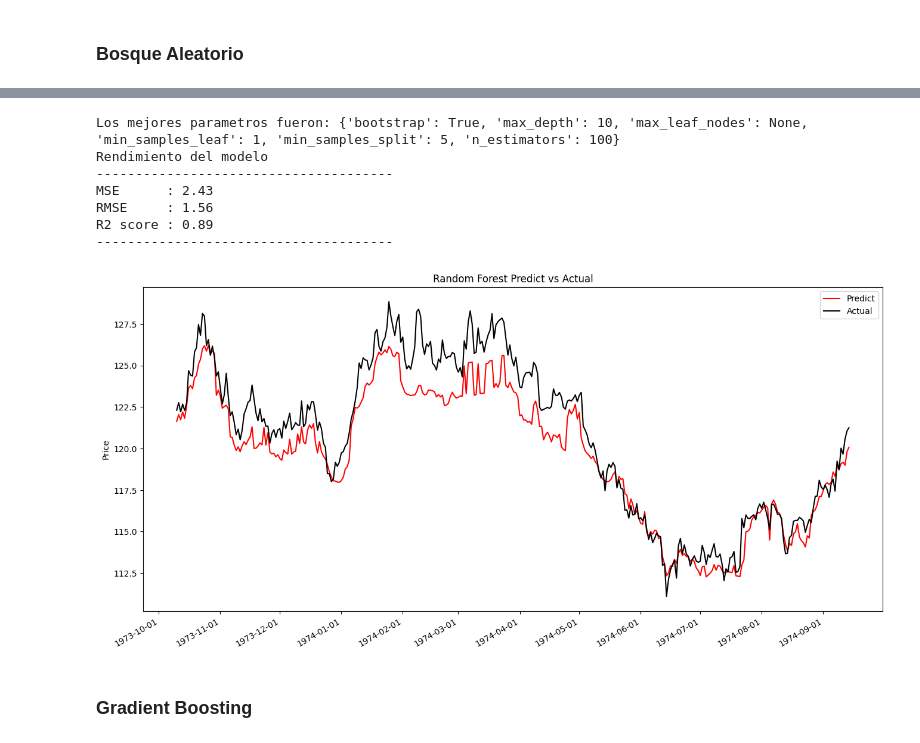
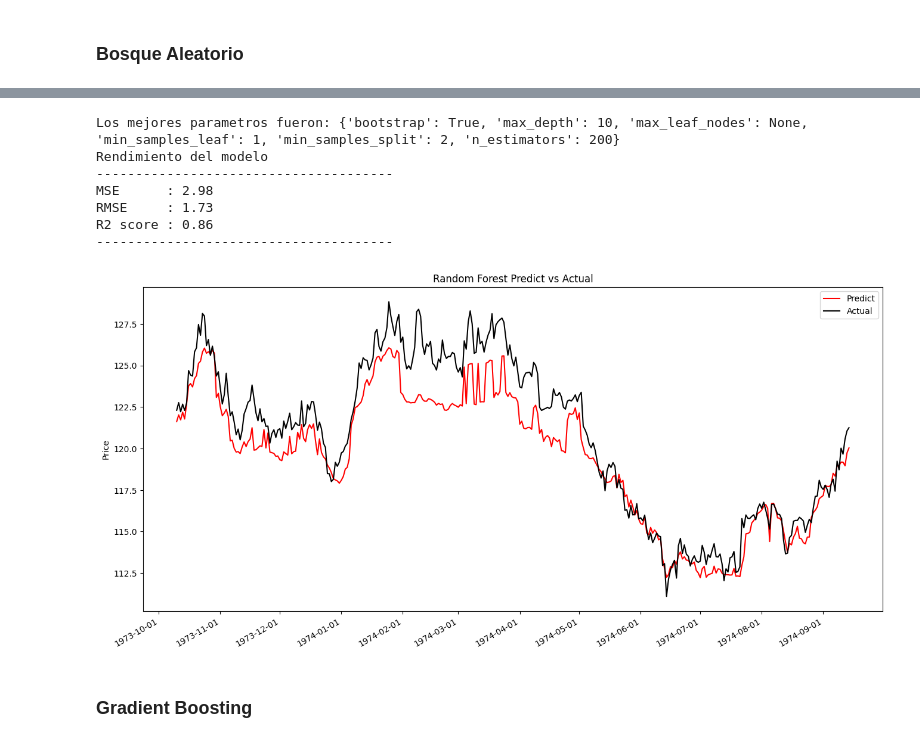
Before and after one commit to QuantConsulting/GOLD-FORECAST, a Jupyter notebook: notebooks/gold_prediction.ipynb, the cells around one changed output, grey strips where cells are left out. Cells and saved outputs as stored; diff of their text form; code cells hidden in the pictures.

```diff
--- a/notebooks/gold_prediction.ipynb
+++ b/notebooks/gold_prediction.ipynb
@@ -696,43 +750,41 @@ R2 score : 0.86
 # %%
-'''
 # Definición de la función para optimizar el modelo RandomForestRegressor usando GridSearchCV
 def optimizar_random_forest(X_train, y_train):
     # Inicialización del modelo RandomForestRegressor
     rf = RandomForestRegressor()
 
     # Definición del diccionario de parámetros para GridSearchCV
     param_grid = {
         'n_estimators': [100, 200],        # Número de árboles en el bosque
         'max_depth': [None, 10],           # Máxima profundidad de cada árbol
         'min_samples_split': [2, 5],       # Mínimo número de muestras requeridas para dividir un nodo
         'min_samples_leaf': [1, 2],        # Mínimo número de muestras requeridas en cada hoja
         'bootstrap': [True],               # Método de muestreo de las muestras para entrenar cada árbol
         'max_leaf_nodes': [None, 50]       # Máximo número de nodos hoja
     }
 
     # Creación del objeto GridSearchCV con el modelo, los parámetros y la configuración de la validación cruzada
     grid_search = GridSearchCV(estimator=rf, param_grid=param_grid, cv=3, n_jobs=-1, verbose=0)
     # Ejecución de la búsqueda en malla con los datos de entrenamiento
     grid_search.fit(X_train, y_train)
     # Impresión de los mejores parámetros encontrados
     print(f"Los mejores parametros fueron: {grid_search.best_params_}")
     # Retorno del mejor modelo encontrado
     return grid_search.best_estimator_
 
 # Ejecución de la función de optimización con los datos de entrenamiento
 rfgs = optimizar_random_forest(X_train, y_train)
 # Evaluación del rendimiento del modelo optimizado y actualización de los diccionarios de métricas
 rendimiento_modelo(rfgs, "Random Forest", mse_dict, rmse_dict)
-'''
 # %% [output]
-Los mejores parametros fueron: {'bootstrap': True, 'max_depth': 10, 'max_leaf_nodes': None, 'min_samples_leaf': 1, 'min_samples_split': 5, 'n_estimators': 100}
+Los mejores parametros fueron: {'bootstrap': True, 'max_depth': 10, 'max_leaf_nodes': None, 'min_samples_leaf': 1, 'min_samples_split': 2, 'n_estimators': 200}
 Rendimiento del modelo
 --------------------------------------
-MSE      : 2.43
-RMSE     : 1.56
-R2 score : 0.89
+MSE      : 2.98
+RMSE     : 1.73
+R2 score : 0.86
 --------------------------------------
-[figure, old version]
+[figure, new version]
 # %% [markdown]
 ### Gradient Boosting
 # %%
```
Also changed, not shown: parts of 8 cells of this notebook.
